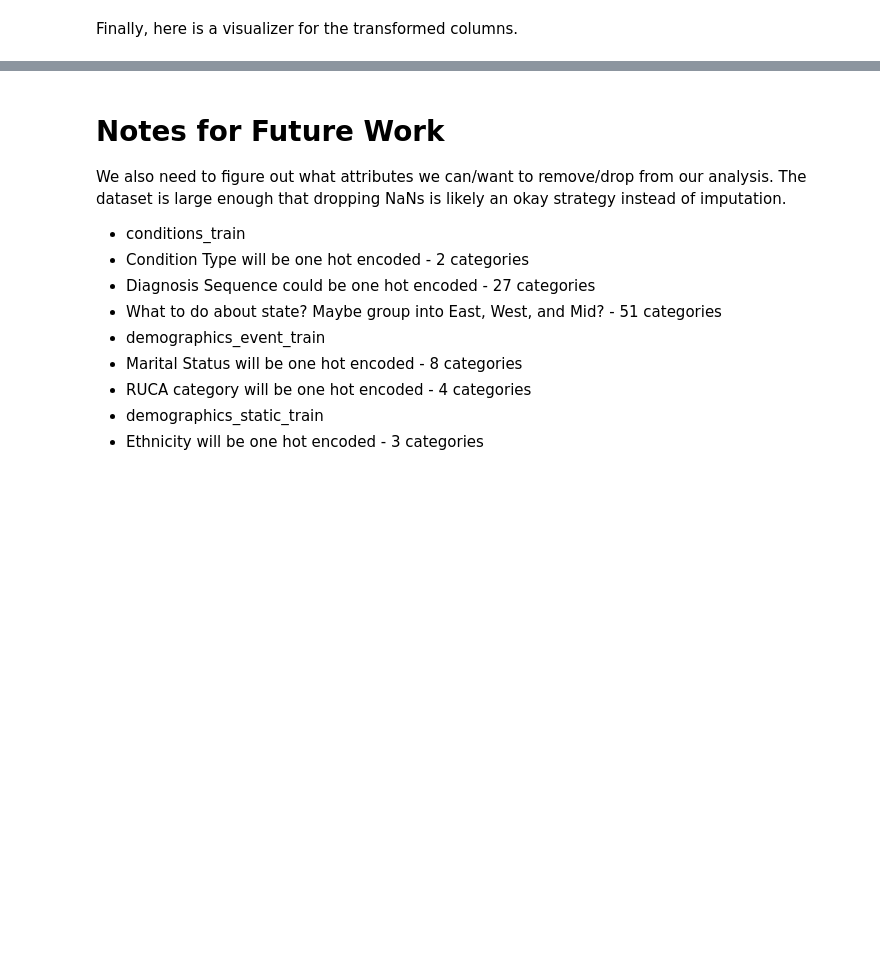
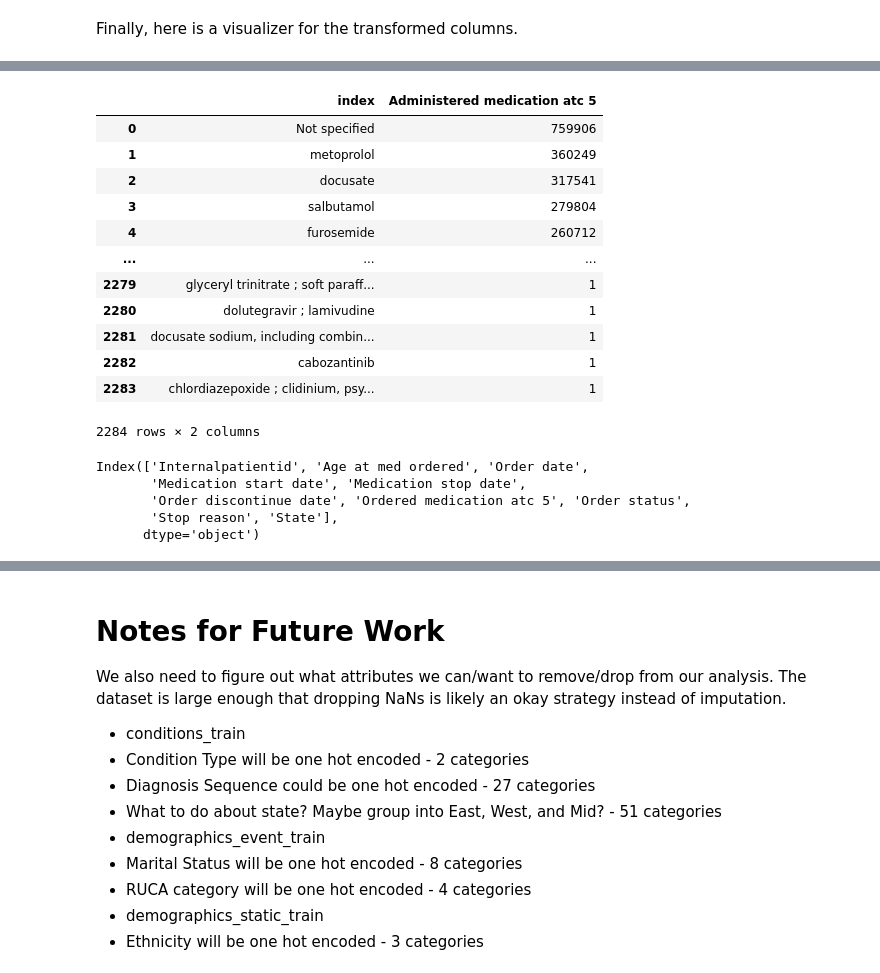
Before and after one commit to victormurcia/VCHAMPS, a Jupyter notebook: VCHAMPS_Data_Engineering_VMM.ipynb, the cells around one changed output, grey strips where cells are left out. Drawn from its saved outputs; the diff is of its cells as text; code cells hidden in the pictures; blank space fills up the shorter version.

```diff
--- a/VCHAMPS_Data_Engineering_VMM.ipynb
+++ b/VCHAMPS_Data_Engineering_VMM.ipynb
@@ -379,0 +640,36 @@ display(output)
+# %%
+# Sample 10% of the rows from the DataFrame
+sampled_rows = dataframes[12]['Administered medication atc 5'].sample(frac=0.1)
+
+# Get unique values and their counts from 'Column 1'
+value_counts = sampled_rows.value_counts()
+
+# Convert the result into a Dask DataFrame
+medication_admin_atc_df = value_counts.reset_index().compute()
+
+# Save DataFrame as CSV
+medication_admin_atc_df.to_csv('medication_admin_atc.csv', index=False)
+
+medication_admin_atc_df
+# %% [output]
+|  | index | Administered medication atc 5 |
+| 0 | Not specified | 759906 |
+| 1 | metoprolol | 360249 |
+| 2 | docusate | 317541 |
+| 3 | salbutamol | 279804 |
+| 4 | furosemide | 260712 |
+| ... | ... | ... |
+| 2279 | glyceryl trinitrate ; soft paraff... | 1 |
+| 2280 | dolutegravir ; lamivudine | 1 |
+| 2281 | docusate sodium, including combin... | 1 |
+| 2282 | cabozantinib | 1 |
+| 2283 | chlordiazepoxide ; clidinium, psy... | 1 |
+2284 rows × 2 columns
+# %%
+dataframes[13].columns
+# %% [output]
+Index(['Internalpatientid', 'Age at med ordered', 'Order date',
+       'Medication start date', 'Medication stop date',
+       'Order discontinue date', 'Ordered medication atc 5', 'Order status',
+       'Stop reason', 'State'],
+      dtype='object')
```
Also changed, not shown: parts of 36 cells of this notebook.
